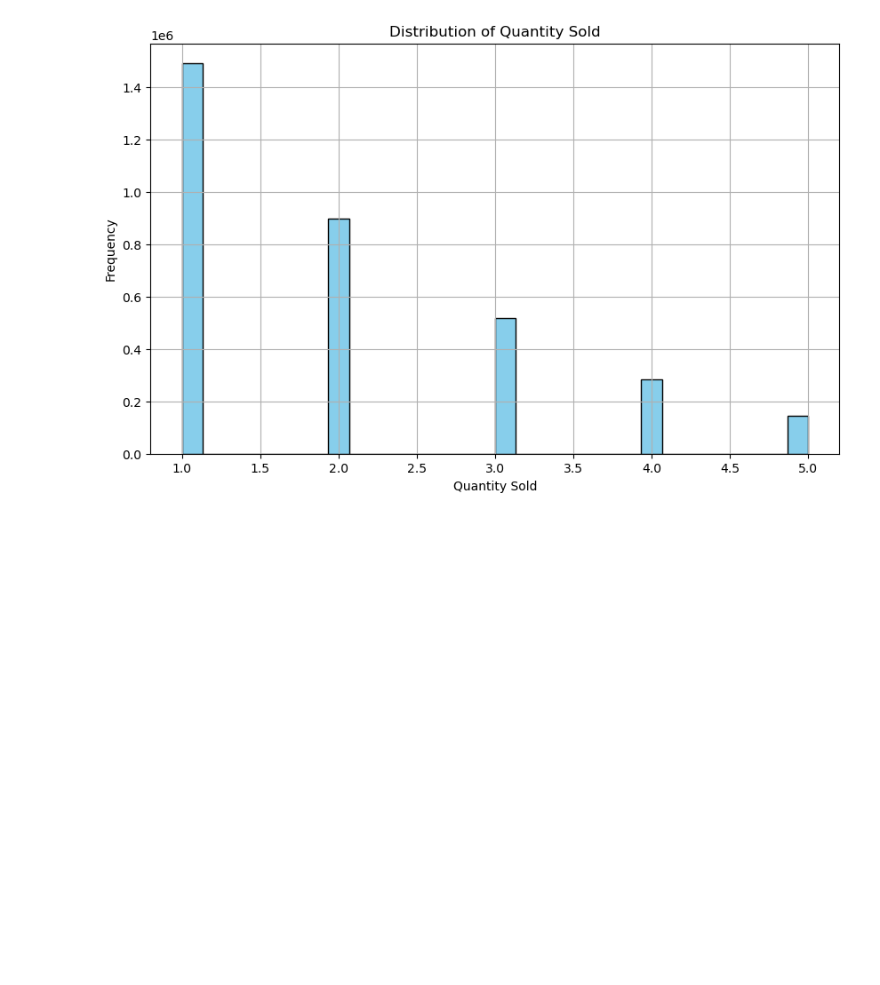
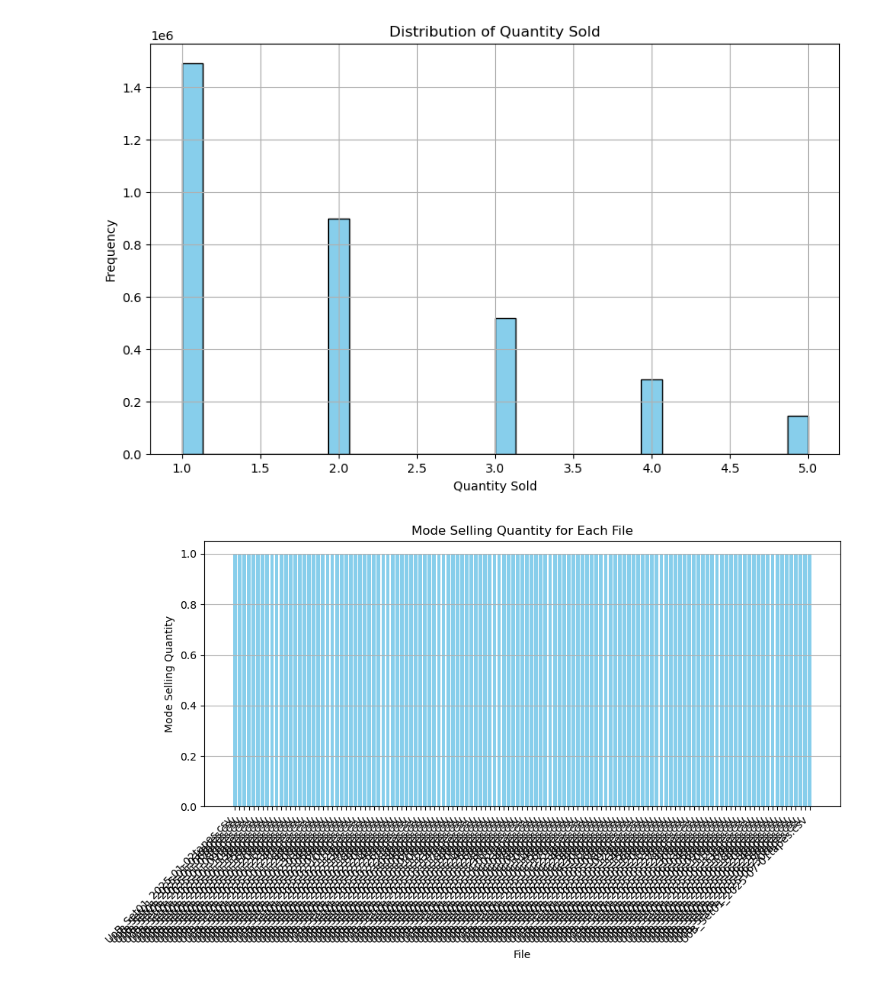
Before and after one commit to UoB-DSMP-2023-24/dsmp-2024-group22, a Jupyter notebook: EDA/tapes_eda_v2.ipynb, the cells around one changed output. Cells and saved outputs as stored; diff of their text form; code cells hidden in the pictures; blank space fills up the shorter version.

Commit message:
added a couple more bits like summary stats for price and quant

```diff
--- a/EDA/tapes_eda_v2.ipynb
+++ b/EDA/tapes_eda_v2.ipynb
@@ -53,3 +53,25 @@ plt.show()
 [5, 5, 5, 5, 5, 5, 5, 5, 5, 5, 5, 5, 5, 5, 5, 5, 5, 5, 5, 5, 5, 5, 5, 5, 5, 5, 5, 5, 5, 5, 5, 5, 5, 5, 5, 5, 5, 5, 5, 5, 5, 5, 5, 5, 5, 5, 5, 5, 5, 5, 5, 5, 5, 5, 5, 5, 5, 5, 5, 5, 5, 5, 5, 5, 5, 5, 5 ...
 [1, 1, 1, 1, 1, 1, 1, 1, 1, 1, 1, 1, 1, 1, 1, 1, 1, 1, 1, 1, 1, 1, 1, 1, 1, 1, 1, 1, 1, 1, 1, 1, 1, 1, 1, 1, 1, 1, 1, 1, 1, 1, 1, 1, 1, 1, 1, 1, 1, 1, 1, 1, 1, 1, 1, 1, 1, 1, 1, 1, 1, 1, 1, 1, 1, 1, 1 ...
 [figure]
+# %%
+modes = []
+
+
+for file in csv_files:
+    file_path = os.path.join(folder_path, file)
+    df = pd.read_csv(file_path)
+    mode_sold = df.iloc[:, 2].mode().values[0]
+    modes.append(mode_sold)
+
+
+plt.figure(figsize=(10, 6))
+plt.bar(range(len(csv_files)), modes, color='skyblue')
+plt.xticks(range(len(csv_files)), csv_files, rotation=45, ha='right')
+plt.title('Mode Selling Quantity for Each File')
+plt.xlabel('File')
+plt.ylabel('Mode Selling Quantity')
+plt.grid(axis='y')
+plt.tight_layout()
+plt.show()
+# %% [output]
+[figure, added]
```
Also changed, not shown: parts of 3 cells of this notebook.
